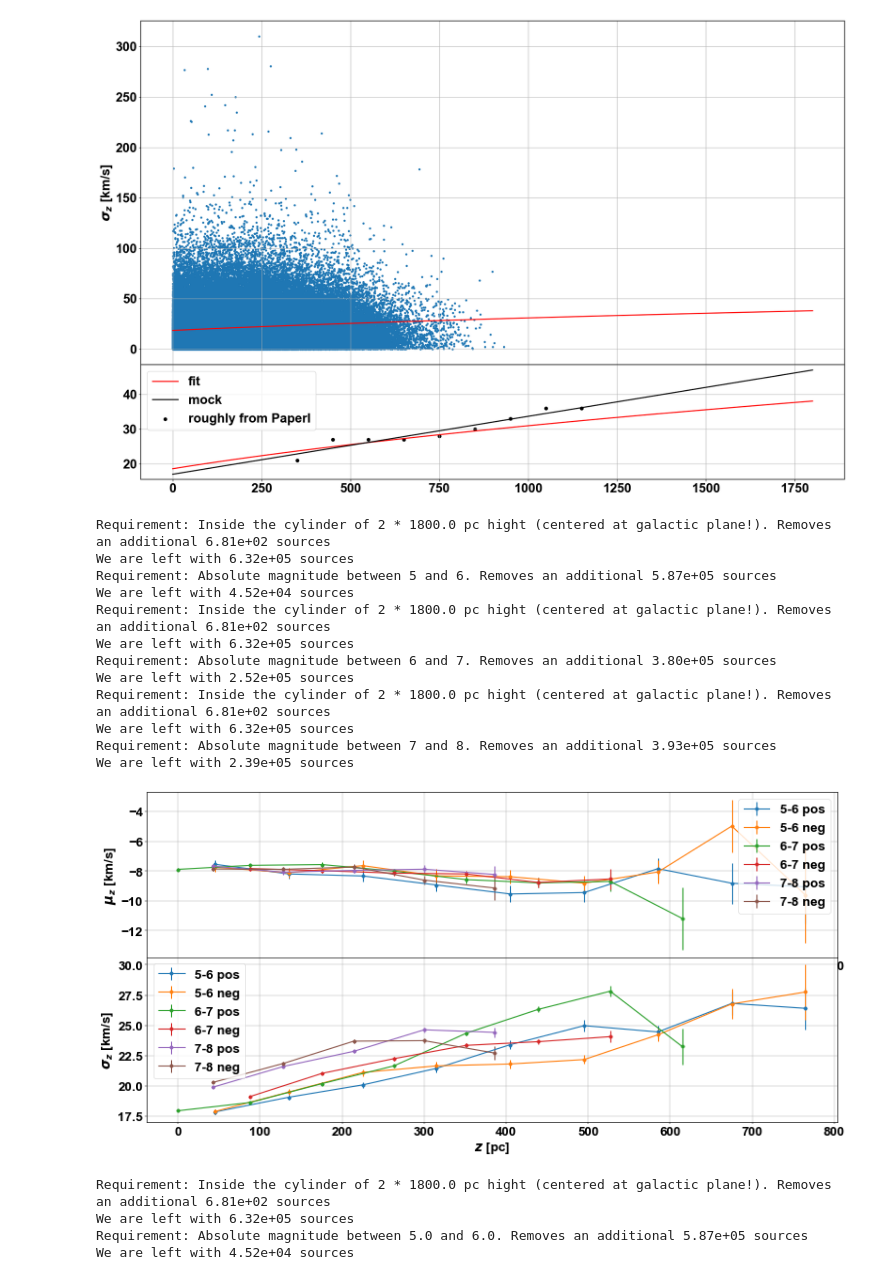
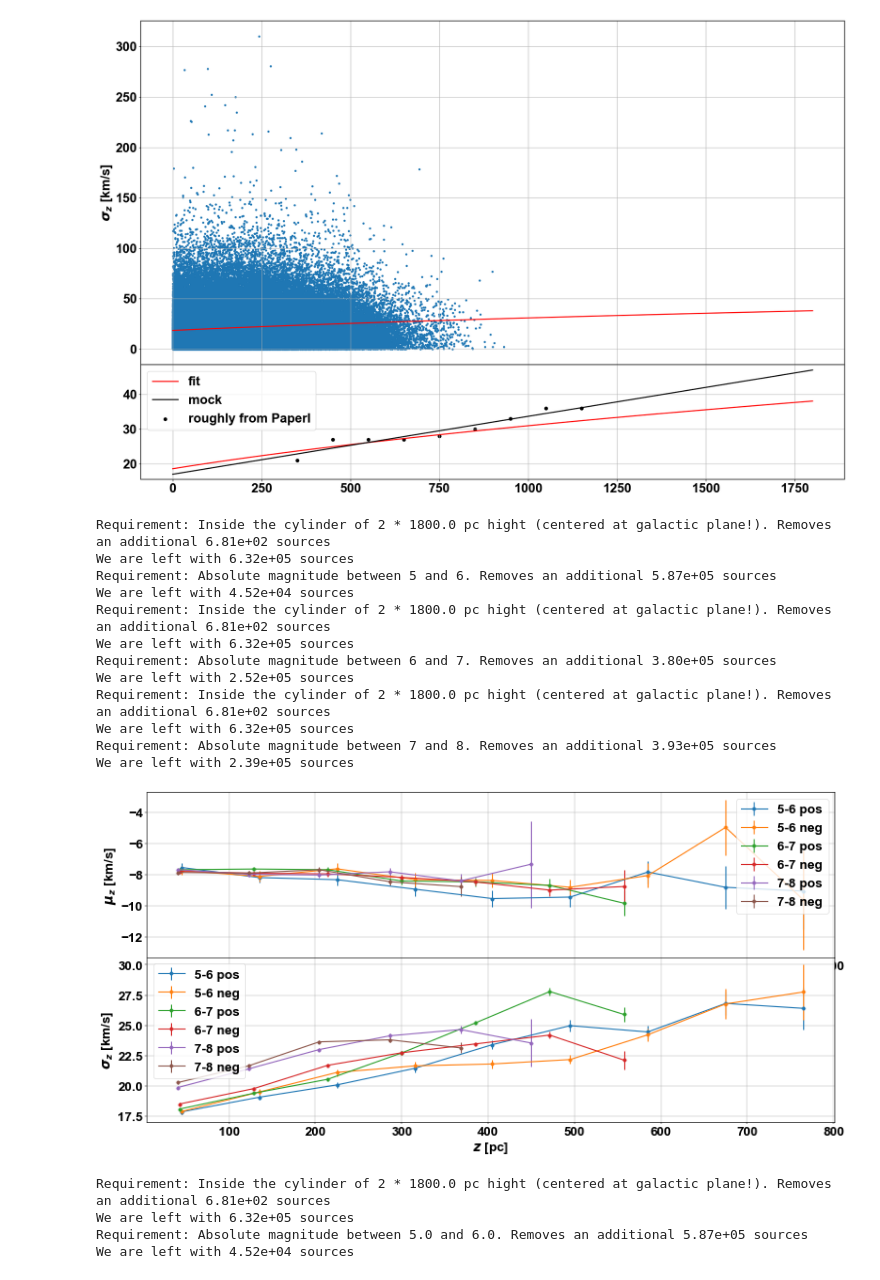
Before and after one commit to rubba0220/Bachelorarbeit, a Jupyter notebook: GaiaDR3_Data.ipynb, the cells around one changed output. Cells and saved outputs as stored; diff of their text form; code cells hidden in the pictures.

```diff
--- a/GaiaDR3_Data.ipynb
+++ b/GaiaDR3_Data.ipynb
@@ -427,39 +427,39 @@ def vel_disp(am_min, am_max, n_bins):
     return vz_means[~i], vz_stds[~i], evz_means[~i], evz_stds[~i], z[~i]
 
 fig, ax = plt.subplots(2,1, figsize=(20,10))
-for am, n_bin in zip([[5,6], [6,7], [7,8]], [40, 41, 42]):
+for am, n_bin in zip([[5,6], [6,7], [7,8]], [40, 42, 44]):
     vz_means, vz_stds, evz_means, evz_stds, z= vel_disp(am[0], am[1], n_bin)
     pos = np.where(z>=0)
     neg = np.where(z<0)
     ax[0].errorbar(z[pos], vz_means[pos], yerr=evz_means[pos], marker='o',label=f"{am[0]}-{am[1]} pos")
     ax[0].errorbar(abs(z[neg]), vz_means[neg], yerr=evz_means[neg], marker='o',label=f"{am[0]}-{am[1]} neg")
     ax[1].errorbar(z[pos], vz_stds[pos], yerr=evz_stds[pos], marker='o', label=f"{am[0]}-{am[1]} pos")
     ax[1].errorbar(abs(z[neg]), vz_stds[neg], yerr=evz_stds[neg], marker='o', label=f"{am[0]}-{am[1]} neg")
 ax[0].set_xlabel(r"$z$ [pc]")
 ax[0].set_ylabel(r"$\mu_z$ [km/s]")
 ax[0].grid()
 ax[0].legend()
 ax[1].set_xlabel(r"$z$ [pc]")
 ax[1].set_ylabel(r"$\sigma_z$ [km/s]")
 ax[1].grid()
 ax[1].legend()
 plt.tight_layout()
 fig.subplots_adjust(hspace=0.0)
 fig.set_dpi(40)
 # %% [output]
 Requirement: Inside the cylinder of 2 * 1800.0 pc hight (centered at galactic plane!). Removes an additional 6.81e+02 sources
 We are left with 6.32e+05 sources
 Requirement: Absolute magnitude between 5 and 6. Removes an additional 5.87e+05 sources
 We are left with 4.52e+04 sources
 Requirement: Inside the cylinder of 2 * 1800.0 pc hight (centered at galactic plane!). Removes an additional 6.81e+02 sources
 We are left with 6.32e+05 sources
 Requirement: Absolute magnitude between 6 and 7. Removes an additional 3.80e+05 sources
 We are left with 2.52e+05 sources
 Requirement: Inside the cylinder of 2 * 1800.0 pc hight (centered at galactic plane!). Removes an additional 6.81e+02 sources
 We are left with 6.32e+05 sources
 Requirement: Absolute magnitude between 7 and 8. Removes an additional 3.93e+05 sources
 We are left with 2.39e+05 sources
-[figure, old version]
+[figure, new version]
 # %%
 def Verarbeitung(am_min, am_max, n_bin, range, Plot):
     # Histogram in z
```
